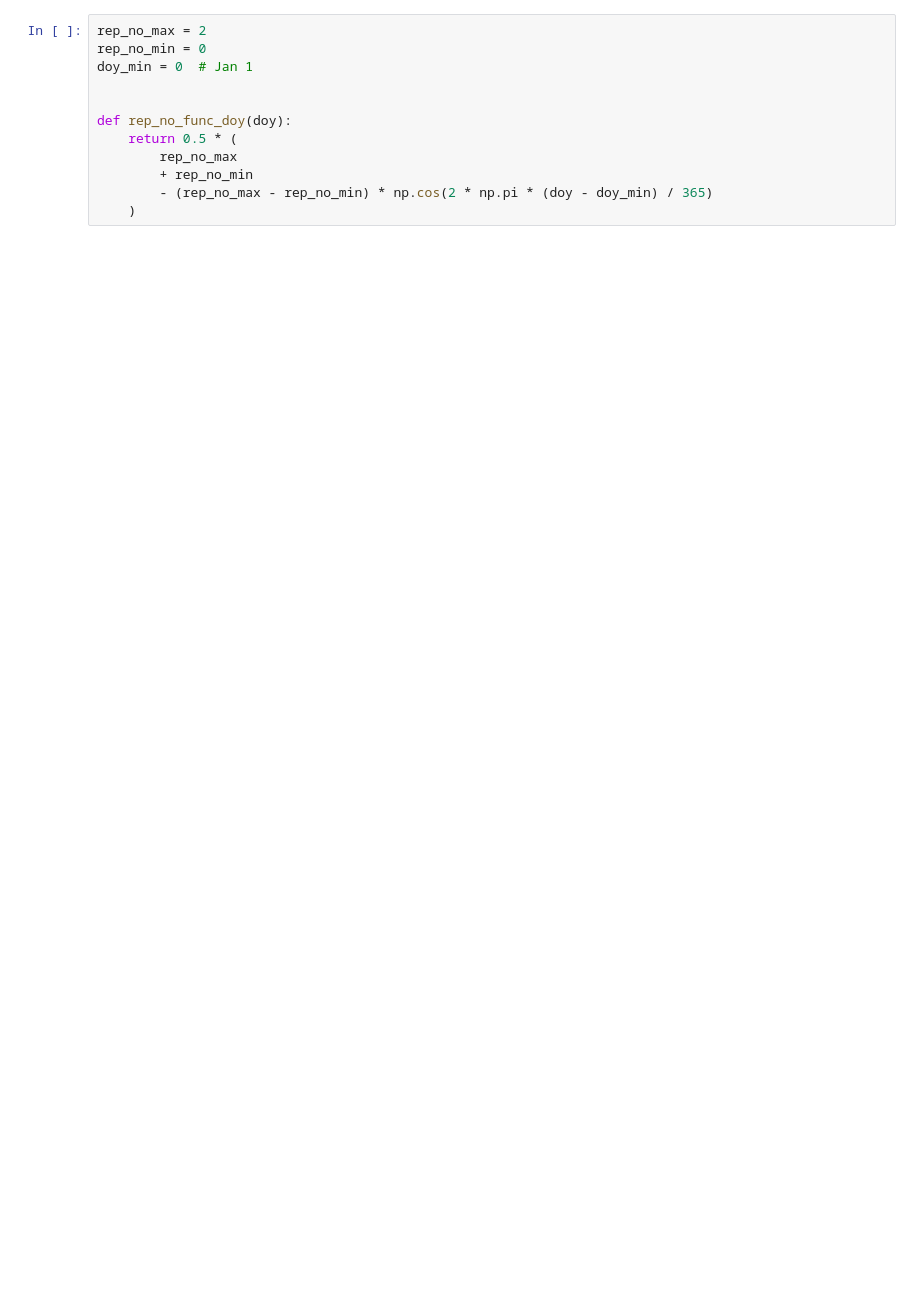
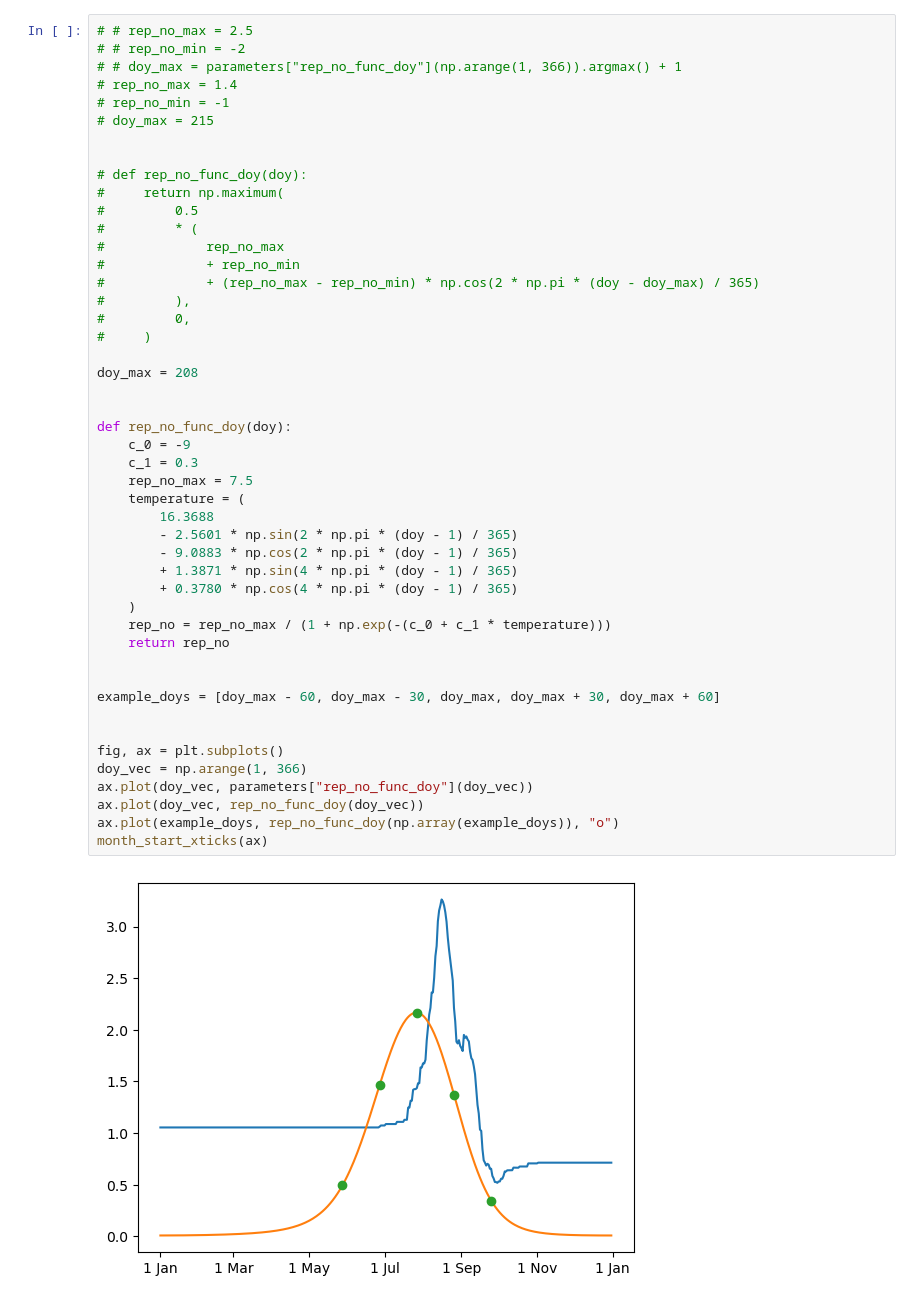
Before and after one commit to will-s-hart/end-of-outbreak-vbd, a Jupyter notebook: sim_study.ipynb, the cells around one changed output. Drawn from its saved outputs; the diff is of its cells as text; blank space fills up the shorter version.

```diff
--- a/sim_study.ipynb
+++ b/sim_study.ipynb
@@ -29,12 +33,49 @@ plt.plot(range(1, len(gen_time_dist_vec) + 1), gen_time_dist_vec)
 # %%
-rep_no_max = 2
-rep_no_min = 0
-doy_min = 0  # Jan 1
+# # rep_no_max = 2.5
+# # rep_no_min = -2
+# # doy_max = parameters["rep_no_func_doy"](np.arange(1, 366)).argmax() + 1
+# rep_no_max = 1.4
+# rep_no_min = -1
+# doy_max = 215
+
+
+# def rep_no_func_doy(doy):
+#     return np.maximum(
+#         0.5
+#         * (
+#             rep_no_max
+#             + rep_no_min
+#             + (rep_no_max - rep_no_min) * np.cos(2 * np.pi * (doy - doy_max) / 365)
+#         ),
+#         0,
+#     )
+
+doy_max = 208
 
 
 def rep_no_func_doy(doy):
-    return 0.5 * (
-        rep_no_max
-        + rep_no_min
-        - (rep_no_max - rep_no_min) * np.cos(2 * np.pi * (doy - doy_min) / 365)
+    c_0 = -9
+    c_1 = 0.3
+    rep_no_max = 7.5
+    temperature = (
+        16.3688
+        - 2.5601 * np.sin(2 * np.pi * (doy - 1) / 365)
+        - 9.0883 * np.cos(2 * np.pi * (doy - 1) / 365)
+        + 1.3871 * np.sin(4 * np.pi * (doy - 1) / 365)
+        + 0.3780 * np.cos(4 * np.pi * (doy - 1) / 365)
     )
+    rep_no = rep_no_max / (1 + np.exp(-(c_0 + c_1 * temperature)))
+    return rep_no
+
+
+example_doys = [doy_max - 60, doy_max - 30, doy_max, doy_max + 30, doy_max + 60]
+
+
+fig, ax = plt.subplots()
+doy_vec = np.arange(1, 366)
+ax.plot(doy_vec, parameters["rep_no_func_doy"](doy_vec))
+ax.plot(doy_vec, rep_no_func_doy(doy_vec))
+ax.plot(example_doys, rep_no_func_doy(np.array(example_doys)), "o")
+month_start_xticks(ax)
+# %% [output]
+[figure, added]
```
Also changed, not shown: parts of 8 cells of this notebook, 4 other files.
